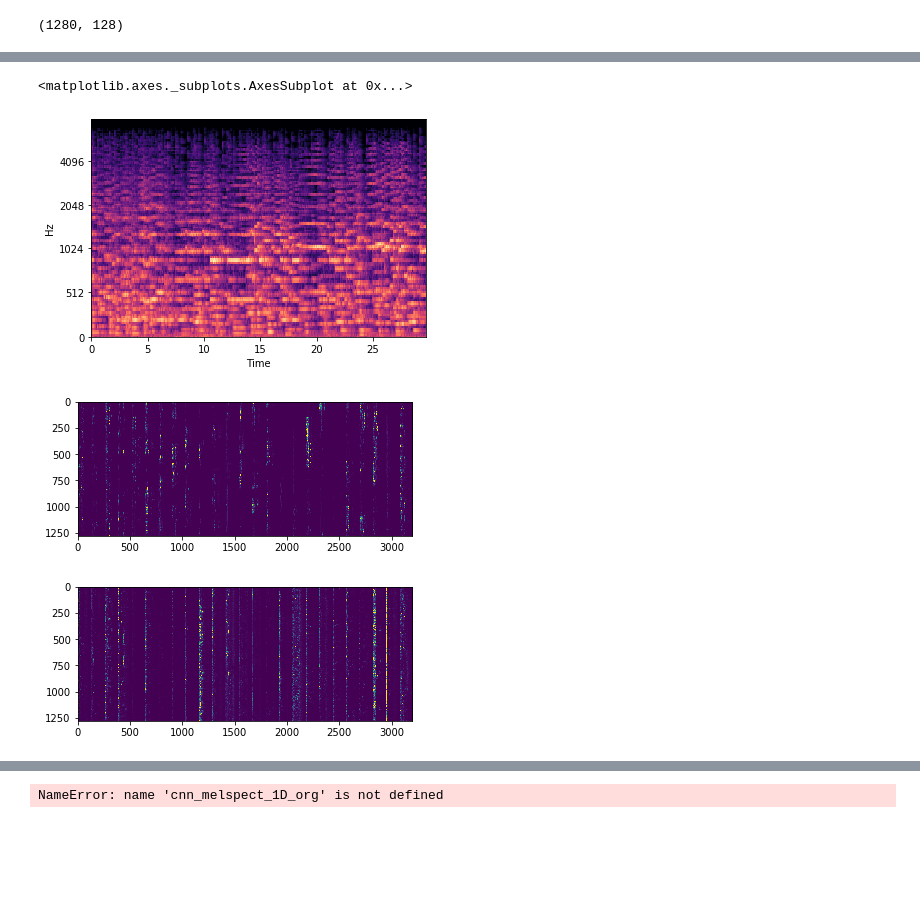
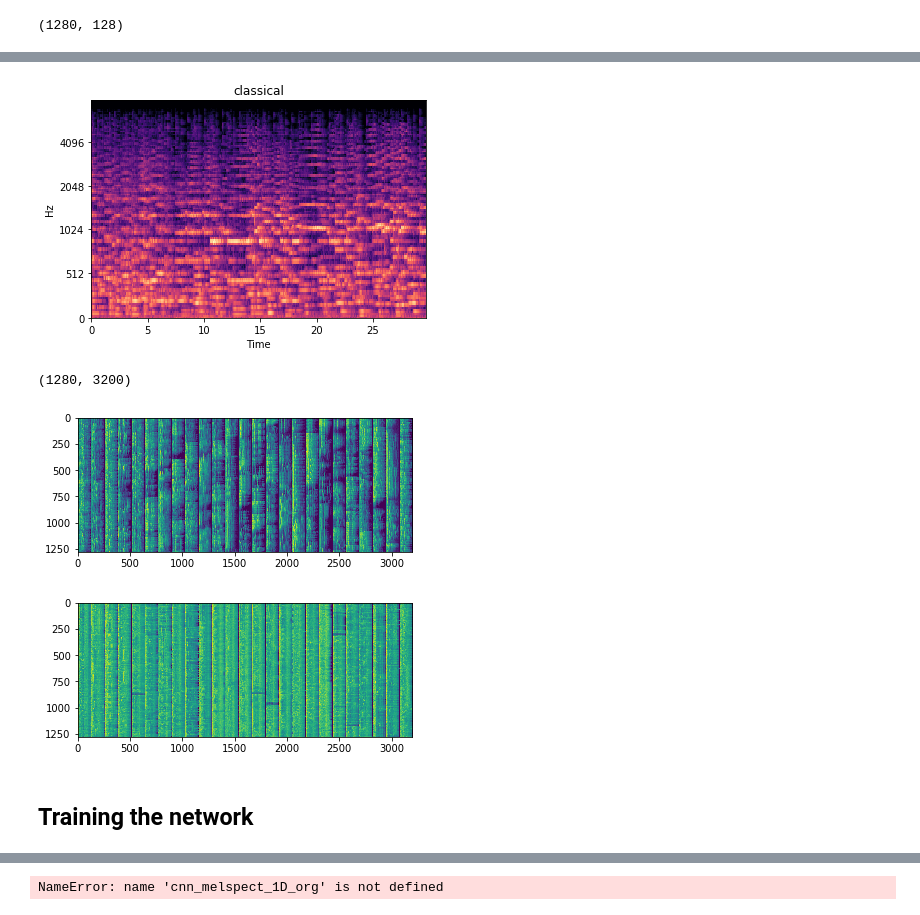
Before and after one commit to mrduhart/learn-deep-learning, a Jupyter notebook: 15.1 Song Classification.ipynb, the cells around one changed output, grey strips where cells are left out. Drawn from its saved outputs; the diff is of its cells as text; code cells hidden in the pictures; blank space fills up the shorter version.

```diff
--- a/15.1 Song Classification.ipynb
+++ b/15.1 Song Classification.ipynb
@@ -55,3 +55,20 @@ if download:
 # %%
 GTZAN_PATH = DATA_PATH / 'gtzan-music-genres'
 DATASET_PATH = GTZAN_PATH / 'genres_original'
+# %%
+genre_folder = DATASET_PATH / 'rock'
+# np.random.seed(0)
+# song = np.random.choice(os.listdir(genre_folder), 1)[0]
+song = 'rock.00032.wav'
+signal, sr = librosa.load(genre_folder / song)
+melspec = librosa.feature.melspectrogram(signal, sr=sr)
+
+print(song, signal.shape[0] / sr, signal.shape[0] / 512, melspec.shape)
+
+song = 'rock.00044.wav'
+signal, sr = librosa.load(genre_folder / song)
+melspec = librosa.feature.melspectrogram(signal, sr=sr)
+
+print(song, signal.shape[0] / sr, signal.shape[0] / 512, melspec.shape)
+
+1280 * 512 / sr
@@ -105,3 +145,7 @@ Finished loading 999 songs from 10 genres.
 song_specs[0].shape
 # %% [output]
 (1280, 128)
+# %%
+song_idx = 101
+
+plt.imshow(song_specs[song_idx])
@@ -108,35 +155,41 @@ song_specs[0].shape
 # %%
 librosa.display.specshow(
-    librosa.power_to_db(song_specs[101].T, ref=np.max),
+    librosa.power_to_db(song_specs[song_idx].T, ref=np.max),
     y_axis='mel',
     fmax=8000,
     x_axis='time'
 )
+
+plt.title(idx_to_genre[genres[song_idx]]);
 # %% [output]
-<matplotlib.axes._subplots.AxesSubplot at 0x...>
-[figure, old version]
+[figure, new version]
 # %%
-def show_spectogram(show_genre):
+def show_spectrogram(show_genre):
     show_genre = genre_to_idx[show_genre]
     specs = []
     for spec, genre in zip(song_specs, genres):
         if show_genre == genre:
-            specs.append(spec)
+            specs.append(librosa.power_to_db(spec.T, ref=np.max).T)
             if len(specs) == 25:
                 break
     if not specs:
         return 'not found!'
     x = np.concatenate(specs, axis=1)
-    x = (x - x.min()) / (x.max() - x.min())
-    plt.imshow((x *20).clip(0, 1.0))
+#     x = (x - x.min()) / (x.max() - x.min())
+    print(x.shape)
+    plt.imshow(x)
 
-show_spectogram('classical')
+
+show_spectrogram('classical')
 # %% [output]
+(1280, 3200)
-[figure, old version]
+[figure, new version]
 # %%
-show_spectogram('metal')
+show_spectrogram('metal')
 # %% [output]
-[figure, old version]
+[figure, new version]
+# %% [markdown]
+## Training the network
 # %%
 def lstm_model(input_shape):
     inputs = Input(shape=input_shape, name='input')
```
Also changed, not shown: parts of 14 cells of this notebook, 1 other file.
